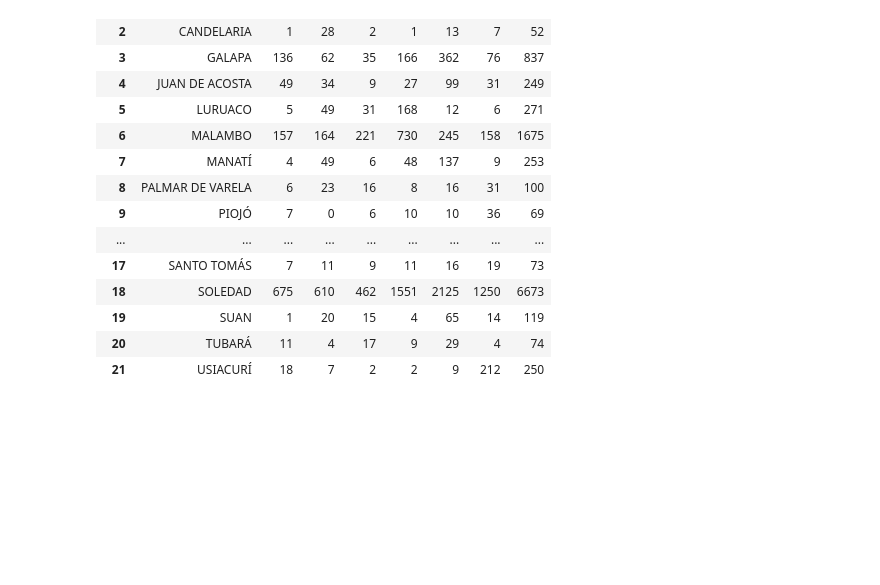
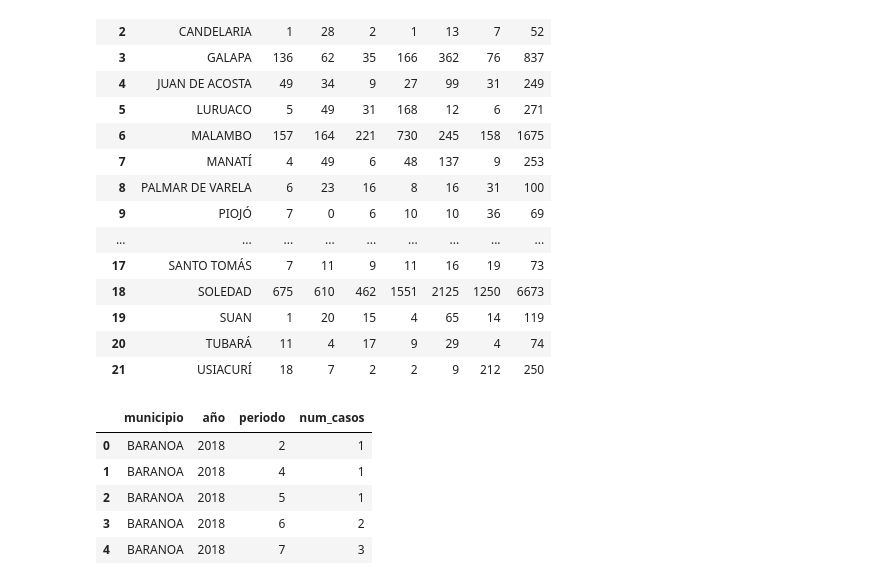
Before and after one commit to Darally06/ETL_DENGUE, a Jupyter notebook: Scripts/ETL_registros.ipynb, the cells around one changed output. Drawn from its saved outputs; the diff is of its cells as text; code cells hidden in the pictures; blank space fills up the shorter version.

Commit message:
[CHANGE] Calcular REM en todo el periodo

```diff
--- a/Scripts/ETL_registros.ipynb
+++ b/Scripts/ETL_registros.ipynb
@@ -525,3 +525,34 @@ tabla_atl_año.to_csv("../DATA/casos_x_año.csv", index=False)
 | 19 | SUAN | 1 | 20 | 15 | 4 | 65 | 14 | 119 |
 | 20 | TUBARÁ | 11 | 4 | 17 | 9 | 29 | 4 | 74 |
 | 21 | USIACURÍ | 18 | 7 | 2 | 2 | 9 | 212 | 250 |
+# %%
+import pandas as pd
+
+# --- Cargar datos ---
+df = pd.read_csv(r"C:\ETL_DENGUE\DATA\registros_atlantico.csv", encoding='latin-1')
+
+# --- Arreglar caracteres dañados (opcional) ---
+df.columns = df.columns.str.replace("�", "ó")
+df["municipio"] = df["municipio"].str.replace("�", "Ó").str.upper()
+
+# --- Agrupar por municipio, año y periodo ---
+consolidado = (
+    df.groupby(["municipio", "año", "periodo"])
+      .size()
+      .reset_index(name="num_casos")
+)
+
+# --- Ordenar ---
+consolidado = consolidado.sort_values(["municipio", "año", "periodo"])
+
+# --- Guardar ---
+consolidado.to_csv(r"C:\ETL_DENGUE\DATA\casos_x_periodo.csv", index=False)
+
+consolidado.head()
+# %% [output]
+|  | municipio | año | periodo | num_casos |
+| 0 | BARANOA | 2018 | 2 | 1 |
+| 1 | BARANOA | 2018 | 4 | 1 |
+| 2 | BARANOA | 2018 | 5 | 1 |
+| 3 | BARANOA | 2018 | 6 | 2 |
+| 4 | BARANOA | 2018 | 7 | 3 |
```
Also changed, not shown: parts of 1 cell of this notebook, 6 other files.
